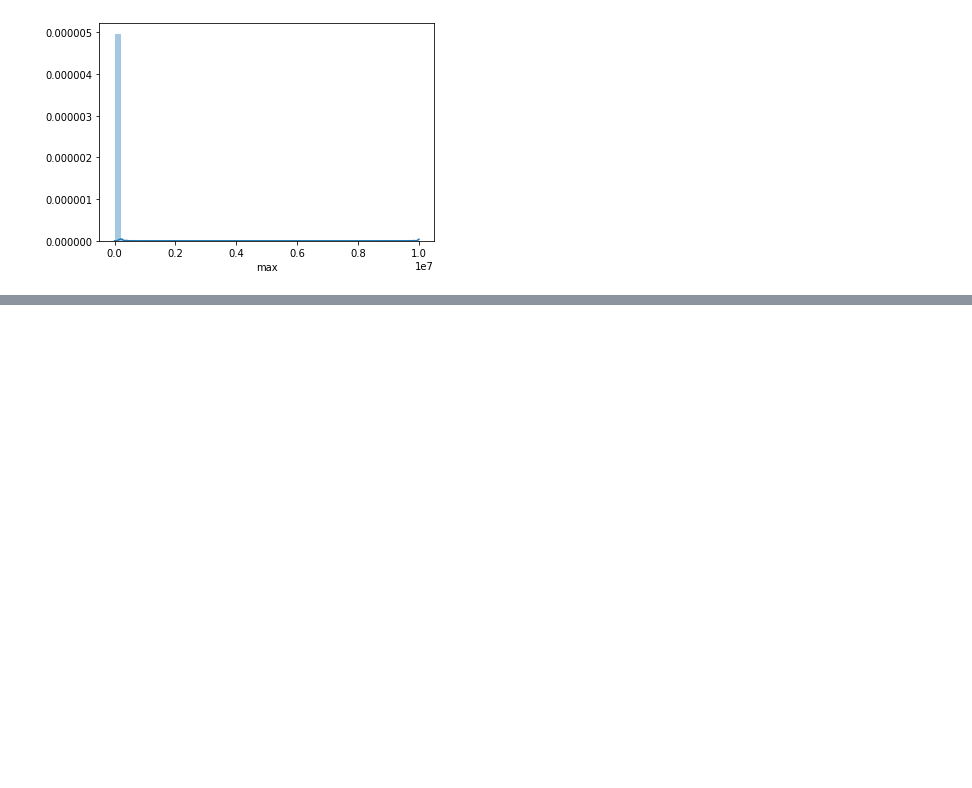
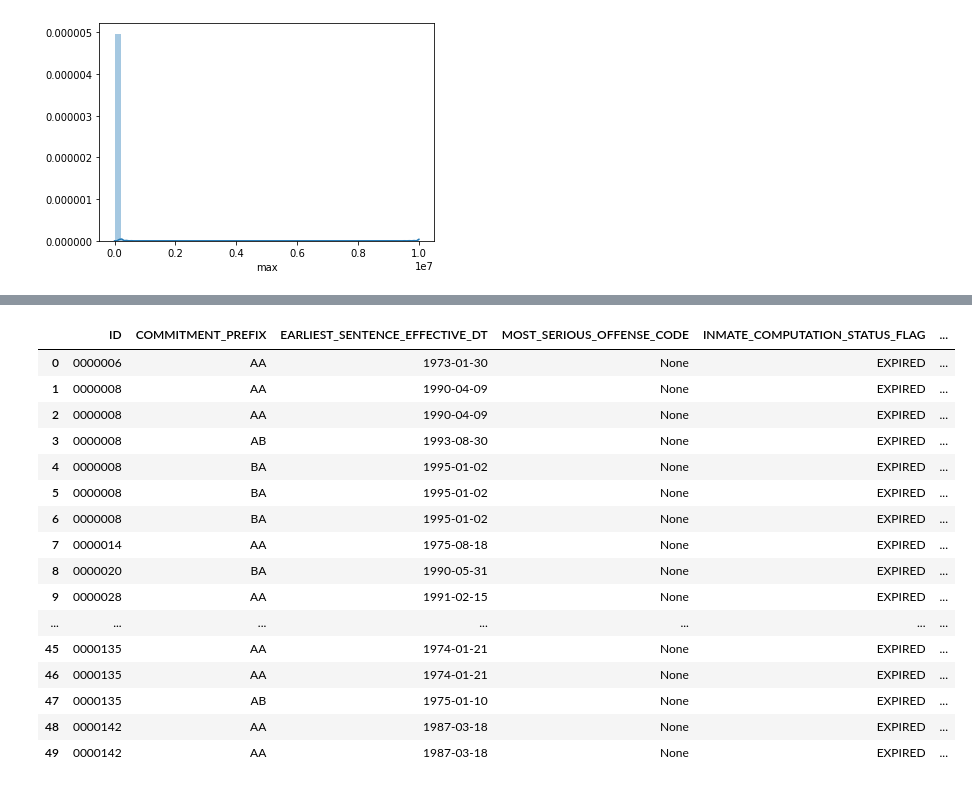
Before and after one commit to christi-liongson/covid_decarceration, a Jupyter notebook: files/build_dataset.ipynb, the cells around one changed output, grey strips where cells are left out. Saved outputs shown, nothing was run; the diff lists cells and outputs as text; code cells hidden in the pictures; blank space fills up the shorter version.

```diff
--- a/files/build_dataset.ipynb
+++ b/files/build_dataset.ipynb
@@ -355,0 +437,13 @@ merged = dataset_A.merge(dataset_B, how='inner', on=['ID', 'COMMITMENT_PREFIX'])
+# %%
+start = datetime.datetime.now()
+# https://stackoverflow.com/questions/37360901/sql-self-join-compare-current-record-with-the-record-of-the-previous-date
+query_court_commitment = '''
+                        SELECT *
+                        FROM sample A join sample B
+                        ON A.ID=B.ID
+                        AND A.END_DATE < B.EARLIEST_SENTENCE_EFFECTIVE_DT ;
+                        '''
+court_small = qd.query_db_notebook(conn,query_court_commitment)
+conn.close
+stop = datetime.datetime.now()
+print("Time Elapsed:", stop - start)
@@ -355,0 +515,20 @@ merged = dataset_A.merge(dataset_B, how='inner', on=['ID', 'COMMITMENT_PREFIX'])
+# %%
+court_small.head(50)
+# %% [output]
+|  | ID | COMMITMENT_PREFIX | EARLIEST_SENTENCE_EFFECTIVE_DT | MOST_SERIOUS_OFFENSE_CODE | INMATE_COMPUTATION_STATUS_FLAG | ... |
+| 0 | 0000006 | AA | 1973-01-30 | None | EXPIRED | ... |
+| 1 | 0000008 | AA | 1990-04-09 | None | EXPIRED | ... |
+| 2 | 0000008 | AA | 1990-04-09 | None | EXPIRED | ... |
+| 3 | 0000008 | AB | 1993-08-30 | None | EXPIRED | ... |
+| 4 | 0000008 | BA | 1995-01-02 | None | EXPIRED | ... |
+| 5 | 0000008 | BA | 1995-01-02 | None | EXPIRED | ... |
+| 6 | 0000008 | BA | 1995-01-02 | None | EXPIRED | ... |
+| 7 | 0000014 | AA | 1975-08-18 | None | EXPIRED | ... |
+| 8 | 0000020 | BA | 1990-05-31 | None | EXPIRED | ... |
+| 9 | 0000028 | AA | 1991-02-15 | None | EXPIRED | ... |
+| ... | ... | ... | ... | ... | ... | ... |
+| 45 | 0000135 | AA | 1974-01-21 | None | EXPIRED | ... |
+| 46 | 0000135 | AA | 1974-01-21 | None | EXPIRED | ... |
+| 47 | 0000135 | AB | 1975-01-10 | None | EXPIRED | ... |
+| 48 | 0000142 | AA | 1987-03-18 | None | EXPIRED | ... |
+| 49 | 0000142 | AA | 1987-03-18 | None | EXPIRED | ... |
```
Also changed, not shown: parts of 16 cells of this notebook.
